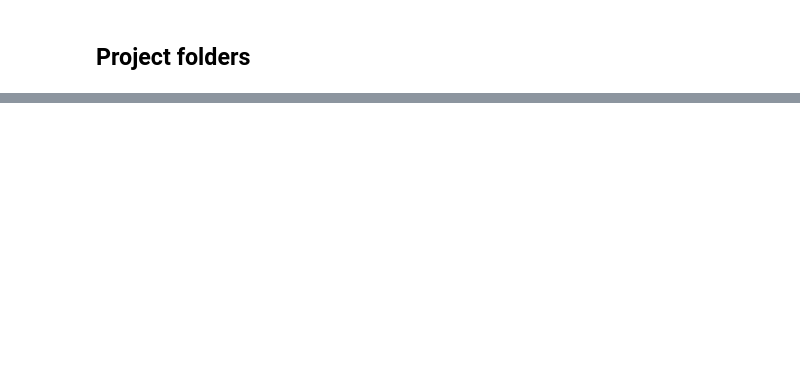
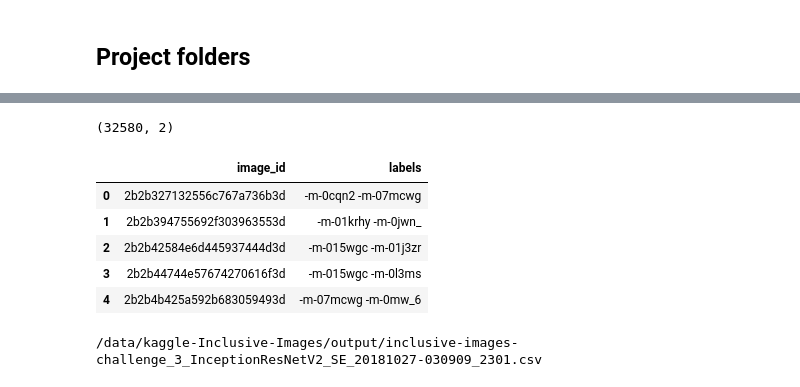
Before and after one commit to ruixu/kaggle-Inclusive-Images, a Jupyter notebook: 3. InceptionResNetV2_SE_Predict.ipynb, the cells around one changed output, grey strips where cells are left out. Saved outputs shown, nothing was run; the diff lists cells and outputs as text; code cells hidden in the pictures; blank space fills up the shorter version.

```diff
--- a/3. InceptionResNetV2_SE_Predict.ipynb
+++ b/3. InceptionResNetV2_SE_Predict.ipynb
@@ -125,3 +328,23 @@ print(tuning_labels_csv)
+# %%
+merged_df = pd.merge(left=stage_1_sample_submission_df, right=top_n_df, how='left', on=['image_id'])
+merged_df = merged_df.drop(columns=['labels_x'])
+merged_df.columns = ['image_id', 'labels']
+display(merged_df.shape)
+display(merged_df.head())
+# %% [output]
+(32580, 2)
+|  | image_id | labels |
+| 0 | 2b2b327132556c767a736b3d | -m-0cqn2 -m-07mcwg |
+| 1 | 2b2b394755692f303963553d | -m-01krhy -m-0jwn_ |
+| 2 | 2b2b42584e6d445937444d3d | -m-015wgc -m-01j3zr |
+| 3 | 2b2b44744e57674270616f3d | -m-015wgc -m-0l3ms |
+| 4 | 2b2b4b425a592b683059493d | -m-07mcwg -m-0mw_6 |
+# %%
+submission_csv_file = os.path.join(output_folder, '%s.csv' % model_name0)
+print(submission_csv_file)
+merged_df.to_csv(submission_csv_file, index=False)
+# %% [output]
+/data/kaggle-Inclusive-Images/output/inclusive-images-challenge_3_InceptionResNetV2_SE_20181027-030909_2301.csv
 # %%
 print(run_name)
 print('Time elapsed: %.2f s' % (time.time() - time0))
```
Also changed, not shown: parts of 25 cells of this notebook, 2 other files.
